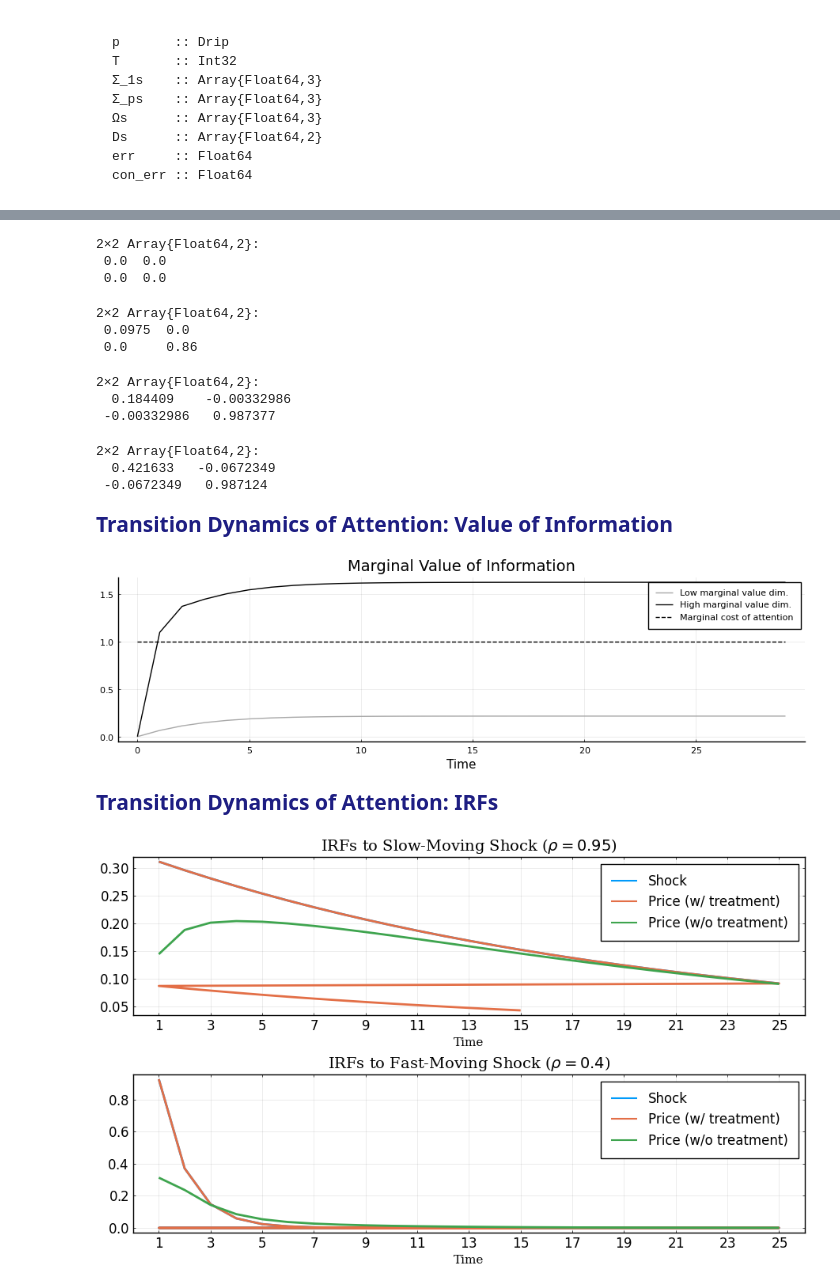
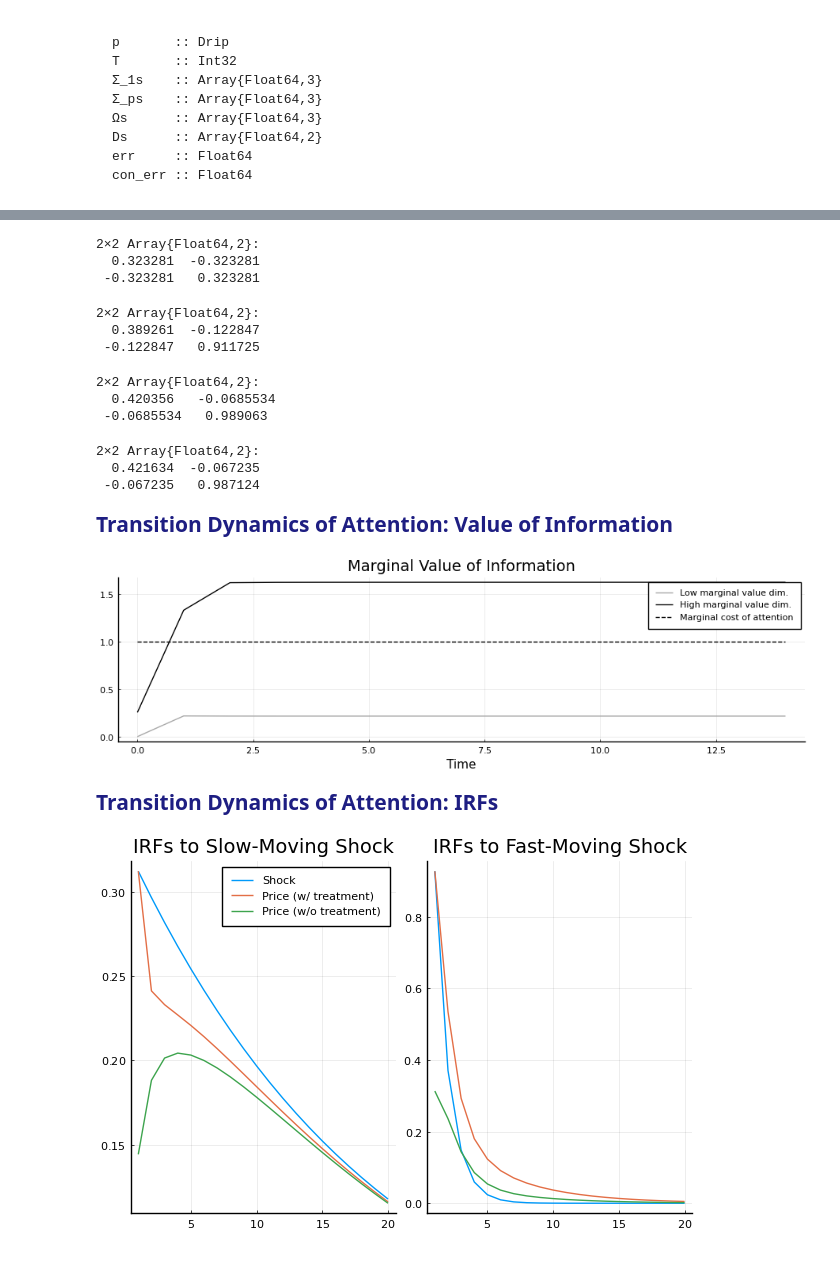
Before and after one commit to afrouzi/DRIPs-slides, a Jupyter notebook: intro_slides.ipynb, the cells around one changed output, grey strips where cells are left out. Cells and saved outputs as stored; diff of their text form; code cells hidden in the pictures.

Commit message:
modified the transition dynamics example

```diff
--- a/intro_slides.ipynb
+++ b/intro_slides.ipynb
@@ -400,8 +401,8 @@ BenchmarkTools.Trial:
 </p>
 Use the built-in `irfs()` function to retrieve impulse response functions of beliefs and actions to shocks.
 # %%
-p = Drip(ω,β,A,Q,H)
-irfs_bp = irfs(p,T = 25);
+p = Drip(ω,β,A,Q,H);        # Solve for the steady state of the DRIP
+irfs_bp = irfs(p,T = 20);
 # %% [markdown]
 <p style="font-family:Lato;font-size:140%;color:rgb(30,30,130);line-height:150%">
     <b>What does irfs() return?</b>
@@ -457,0 +463,2 @@ pt      = Trip(p, Σ_init; T = Tss);
+# %%
+signal = DRIPs.Signal(H,0.0)
@@ -458,3 +469,7 @@ pt      = Trip(p, Σ_init; T = Tss);
+# %%
+p = Drip(ω,β,A,Q,H);        # Solve for the steady state of the DRIP
+Tss     = 15;               # guess for time until convergence back to SS
+pt      = Trip(p, signal; T = Tss); # Solve for transition dynamics with initial treatment `signal`
 # %% [markdown]
 <p style="font-family:Lato;font-size:140%;color:rgb(30,30,130);line-height:150%">
     <b> Transition Dynamics of Attention</b>
@@ -513,26 +532,26 @@ BenchmarkTools.Trial:
 pt.Σ_1s[:,:,1]
 # %% [output]
 2×2 Array{Float64,2}:
- 0.0  0.0
- 0.0  0.0
+  0.323281  -0.323281
+ -0.323281   0.323281
 # %%
 pt.Σ_1s[:,:,2]
 # %% [output]
 2×2 Array{Float64,2}:
- 0.0975  0.0
- 0.0     0.86
+  0.389261  -0.122847
+ -0.122847   0.911725
 # %%
 pt.Σ_1s[:,:,3]
 # %% [output]
 2×2 Array{Float64,2}:
-  0.184409    -0.00332986
- -0.00332986   0.987377
+  0.420356   -0.0685534
+ -0.0685534   0.989063
 # %%
 pt.Σ_1s[:,:,end]
 # %% [output]
 2×2 Array{Float64,2}:
-  0.421633   -0.0672349
- -0.0672349   0.987124
+  0.421634  -0.067235
+ -0.067235   0.987124
 # %% [markdown]
 <p style="font-family:Lato;font-size:140%;color:rgb(30,30,130);line-height:150%">
     <b> Transition Dynamics of Attention: Value of Information</b>
@@ -546,30 +565,18 @@ pl = plot(0:Tss-1,[pt.Ds[1,1:Tss],pt.Ds[2,1:Tss],pt.p.ω*ones(Tss,1)],
     color             = [:darkgray :black :black],
     line              = [:solid :solid :dash])
 # %% [output]
-[figure, old version]
+[figure, new version]
 # %% [markdown]
 <p style="font-family:Lato;font-size:140%;color:rgb(30,30,130);line-height:150%">
     <b> Transition Dynamics of Attention: IRFs</b>
 </p>
 # %%
-tirfs_bp = irfs(pt); # irfs on the transition path
+tirfs_bp = irfs(pt, T=20); # irfs on the transition path
 p1 = plot(1:T, [irfs_bp.x[1,1,:], tirfs_bp.a[1,1,:], irfs_bp.a[1,1,:]],
-    title             = L"IRFs to Slow-Moving Shock ($\rho = 0.95$)",
+    title             = "IRFs to Slow-Moving Shock",
     label             = ["Shock" "Price (w/ treatment)" "Price (w/o treatment)"])
 p2 = plot(1:T, [tirfs_bp.x[2,2,:], tirfs_bp.a[1,2,:], irfs_bp.a[1,2,:]],
-    title             = L"IRFs to Fast-Moving Shock ($\rho = 0.4$)",
-    label             = ["Shock" "Price (w/ treatment)" "Price (w/o treatment)"])
-p = plot(p1,p2,
-    layout     = (2,1),
-    xlabel     = "Time",
-    lw         = 2,
-    xticks     = (1:2:T),
-    xlim       = (0,T+1),
-    fontfamily = "serif",
-    legend     = :topright,
-    legendfont = font(12),
-    tickfont   = font(12),
-    size       = (900,550),
-    framestyle = :box)
+    title             = "IRFs to Fast-Moving Shock", legend = :false)
+p = plot(p1,p2,layout     = (1,2))
 # %% [output]
-[figure, old version]
+[figure, new version]
```
Also changed, not shown: parts of 16 cells of this notebook, 2 other files.
